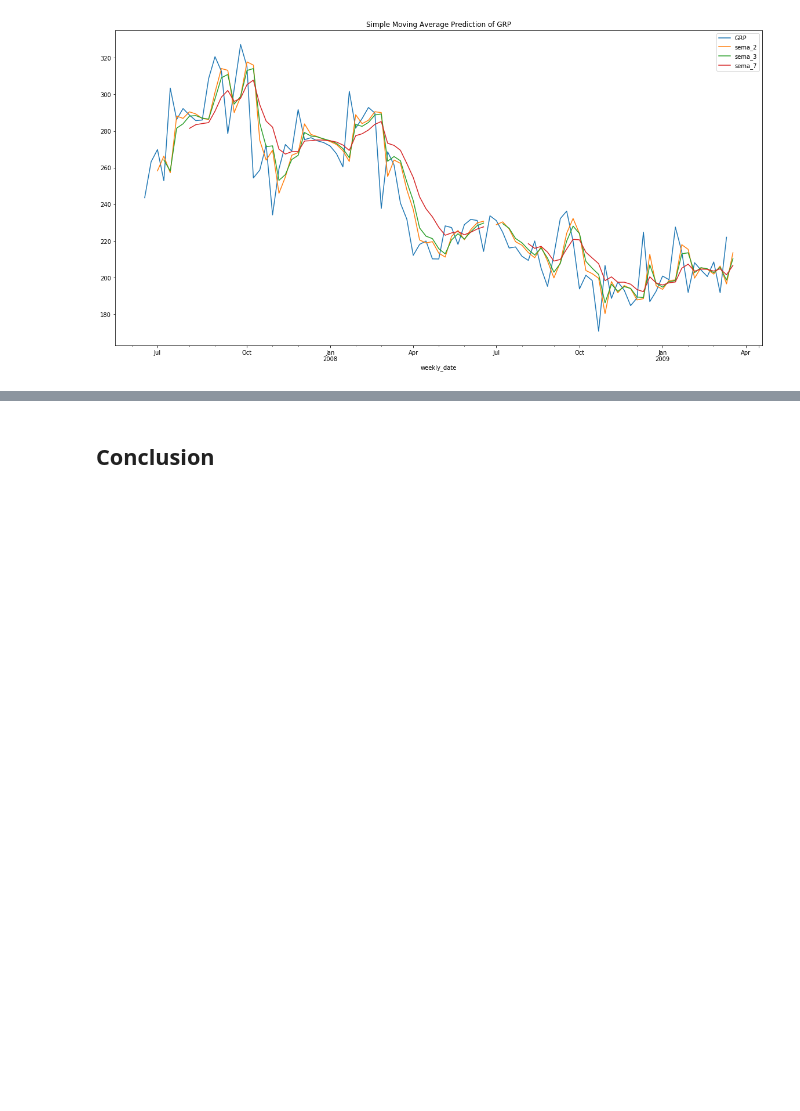
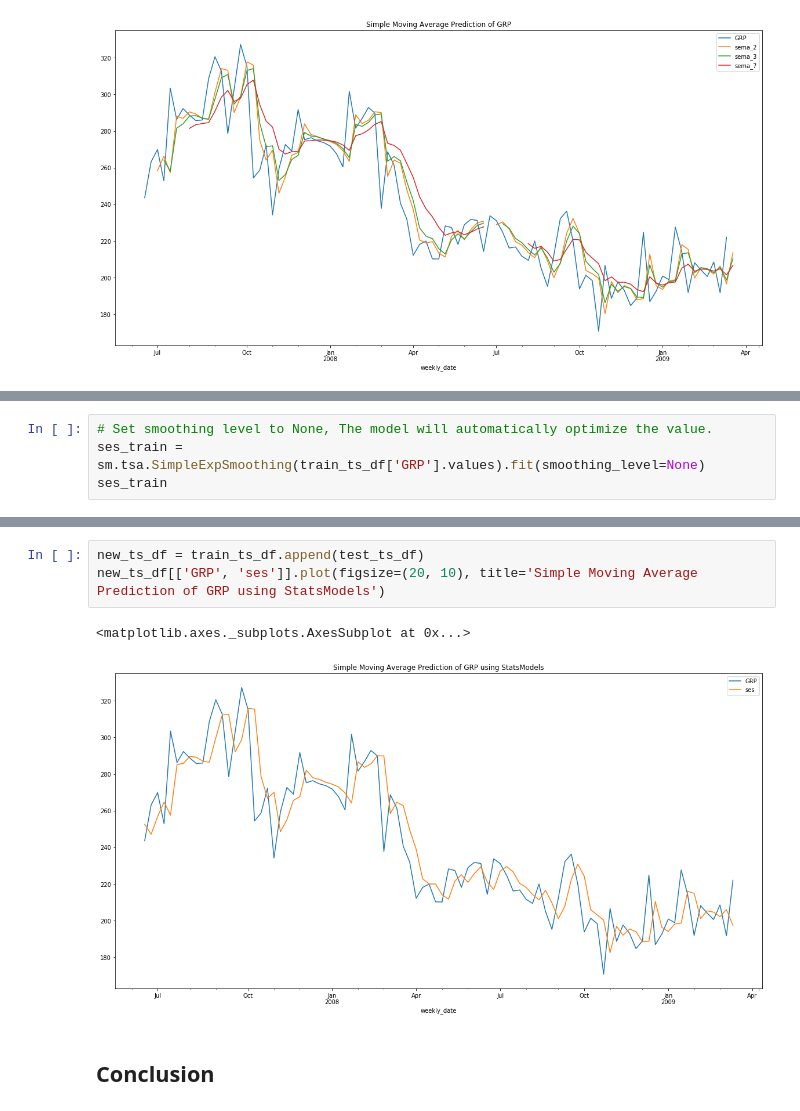
Before and after one commit to tkokkeng/KE5108-TVChannelRatings, a Jupyter notebook: movingAverage.ipynb, the cells around one changed output, grey strips where cells are left out. Saved outputs shown, nothing was run; the diff lists cells and outputs as text; blank space fills up the shorter version.

```diff
--- a/movingAverage.ipynb
+++ b/movingAverage.ipynb
@@ -437,0 +440,4 @@ Based on the test rmse, the simple exponential smoothing model performs the best
+# %%
+# Set smoothing level to None, The model will automatically optimize the value.
+ses_train = sm.tsa.SimpleExpSmoothing(train_ts_df['GRP'].values).fit(smoothing_level=None)
+ses_train
@@ -438,3 +500,9 @@ Based on the test rmse, the simple exponential smoothing model performs the best
+# %%
+new_ts_df = train_ts_df.append(test_ts_df)
+new_ts_df[['GRP', 'ses']].plot(figsize=(20, 10), title='Simple Moving Average Prediction of GRP using StatsModels')
+# %% [output]
+<matplotlib.axes._subplots.AxesSubplot at 0x...>
+[figure, added]
 # %% [markdown]
 ## Conclusion
 # %%
```
Also changed, not shown: parts of 14 cells of this notebook.
